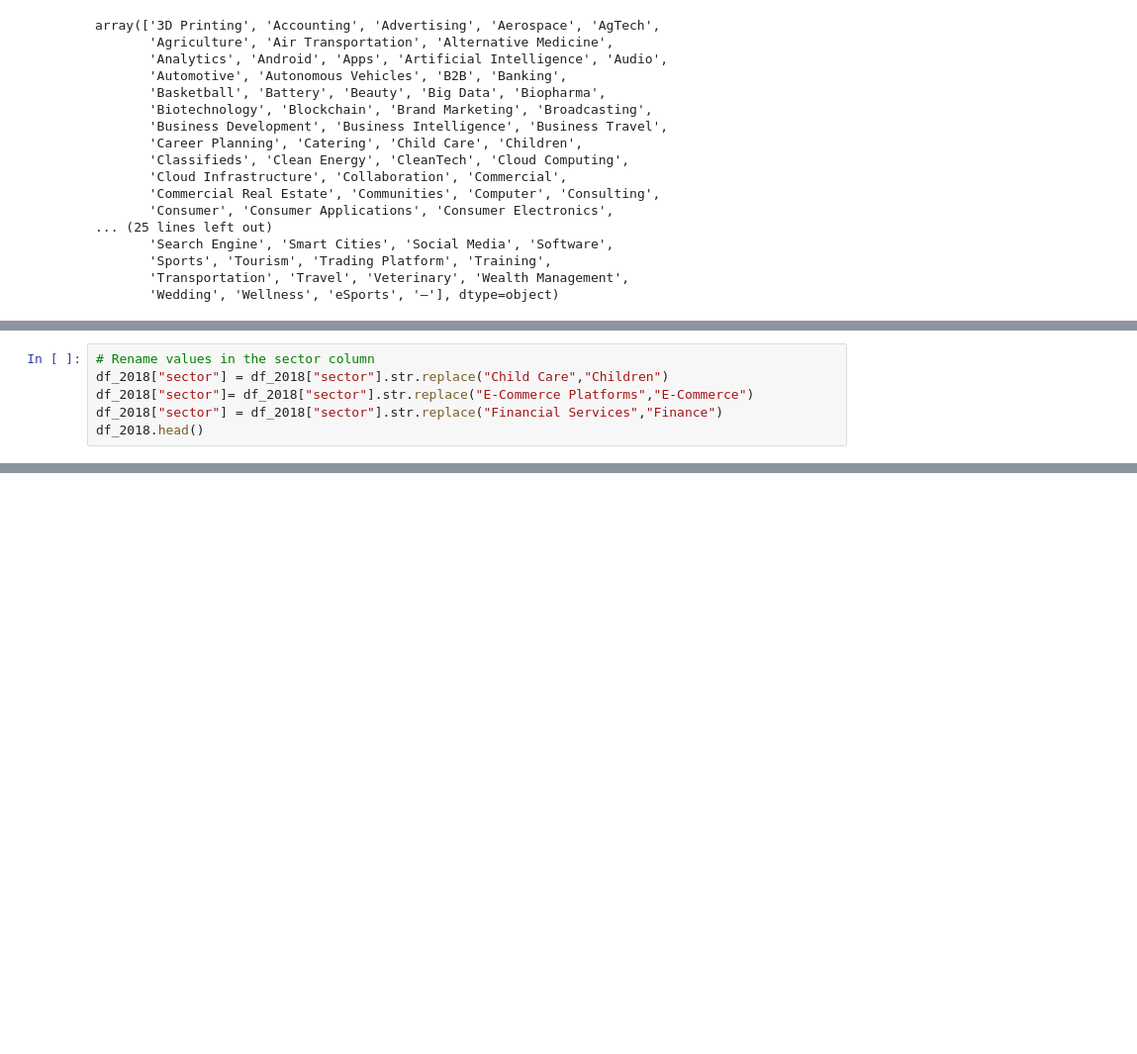
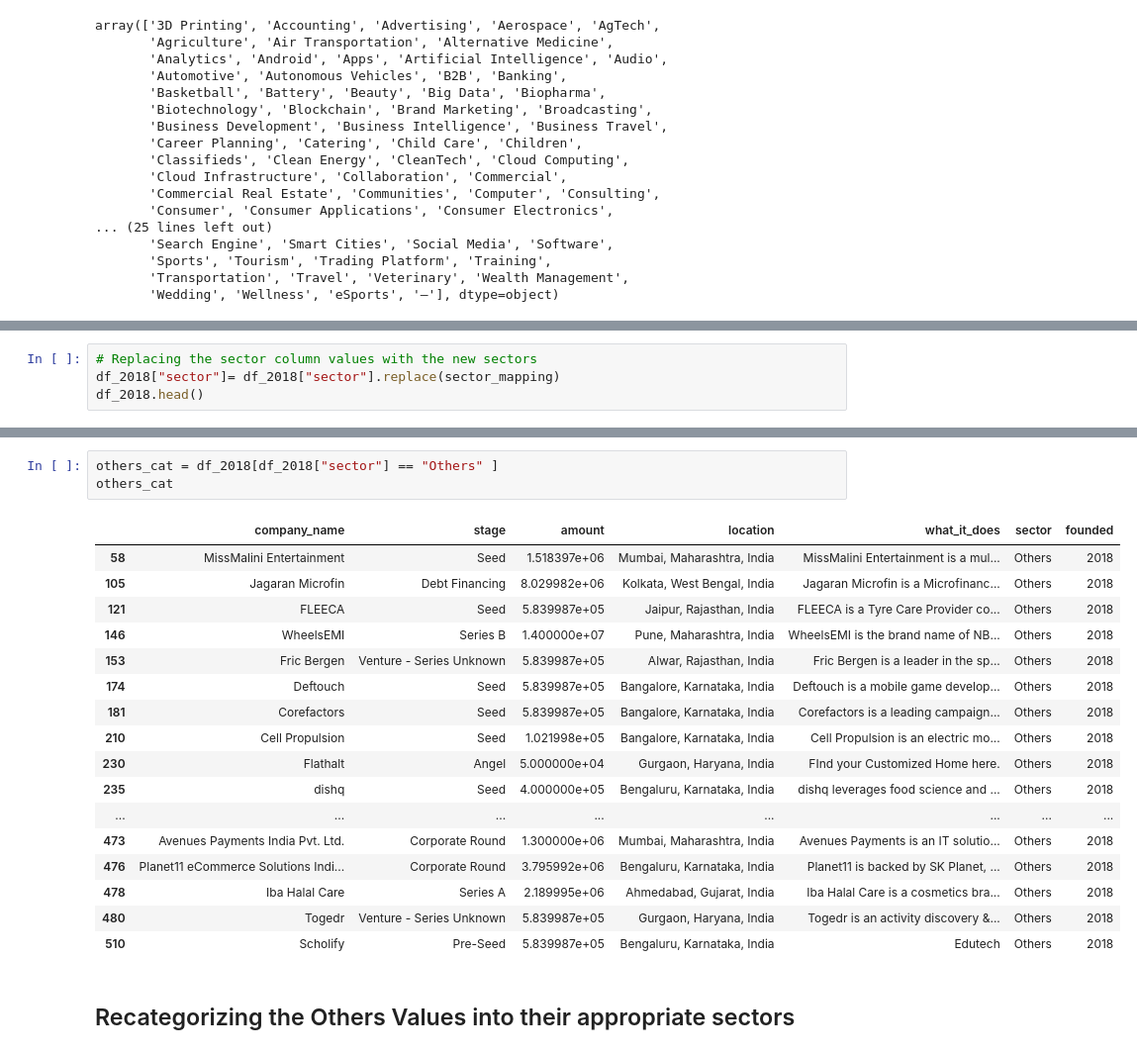
Before and after one commit to adubrightkwartengsnr/India_Startup_Analysis_2018-2021, a Jupyter notebook: start_up_analysis.ipynb, the cells around one changed output, grey strips where cells are left out. Shown: that part at 99% size. Cells and saved outputs as stored; diff of their text form; blank space fills up the shorter version.

```diff
--- a/start_up_analysis.ipynb
+++ b/start_up_analysis.ipynb
@@ -534,6 +496,0 @@ source: https://www.startupindia.gov.in/content/sih/en/government-schemes.html
-# %%
-# Rename values in the sector column
-df_2018["sector"] = df_2018["sector"].str.replace("Child Care","Children")
-df_2018["sector"]= df_2018["sector"].str.replace("E-Commerce Platforms","E-Commerce")
-df_2018["sector"] = df_2018["sector"].str.replace("Financial Services","Finance")
-df_2018.head()
@@ -786,2 +671,6 @@ sector_mapping = {
     '—': 'Others'
 }
+# %%
+# Replacing the sector column values with the new sectors
+df_2018["sector"]= df_2018["sector"].replace(sector_mapping)
+df_2018.head()
@@ -787,0 +704,23 @@ sector_mapping = {
+# %%
+others_cat = df_2018[df_2018["sector"] == "Others" ]
+others_cat
+# %% [output]
+|  | company_name | stage | amount | location | what_it_does | sector | founded |
+| 58 | MissMalini Entertainment | Seed | 1.518397e+06 | Mumbai, Maharashtra, India | MissMalini Entertainment is a mul... | Others | 2018 |
+| 105 | Jagaran Microfin | Debt Financing | 8.029982e+06 | Kolkata, West Bengal, India | Jagaran Microfin is a Microfinanc... | Others | 2018 |
+| 121 | FLEECA | Seed | 5.839987e+05 | Jaipur, Rajasthan, India | FLEECA is a Tyre Care Provider co... | Others | 2018 |
+| 146 | WheelsEMI | Series B | 1.400000e+07 | Pune, Maharashtra, India | WheelsEMI is the brand name of NB... | Others | 2018 |
+| 153 | Fric Bergen | Venture - Series Unknown | 5.839987e+05 | Alwar, Rajasthan, India | Fric Bergen is a leader in the sp... | Others | 2018 |
+| 174 | Deftouch | Seed | 5.839987e+05 | Bangalore, Karnataka, India | Deftouch is a mobile game develop... | Others | 2018 |
+| 181 | Corefactors | Seed | 5.839987e+05 | Bangalore, Karnataka, India | Corefactors is a leading campaign... | Others | 2018 |
+| 210 | Cell Propulsion | Seed | 1.021998e+05 | Bangalore, Karnataka, India | Cell Propulsion is an electric mo... | Others | 2018 |
+| 230 | Flathalt | Angel | 5.000000e+04 | Gurgaon, Haryana, India | FInd your Customized Home here. | Others | 2018 |
+| 235 | dishq | Seed | 4.000000e+05 | Bengaluru, Karnataka, India | dishq leverages food science and ... | Others | 2018 |
+| ... | ... | ... | ... | ... | ... | ... | ... |
+| 473 | Avenues Payments India Pvt. Ltd. | Corporate Round | 1.300000e+06 | Mumbai, Maharashtra, India | Avenues Payments is an IT solutio... | Others | 2018 |
+| 476 | Planet11 eCommerce Solutions Indi... | Corporate Round | 3.795992e+06 | Bengaluru, Karnataka, India | Planet11 is backed by SK Planet, ... | Others | 2018 |
+| 478 | Iba Halal Care | Series A | 2.189995e+06 | Ahmedabad, Gujarat, India | Iba Halal Care is a cosmetics bra... | Others | 2018 |
+| 480 | Togedr | Venture - Series Unknown | 5.839987e+05 | Gurgaon, Haryana, India | Togedr is an activity discovery &... | Others | 2018 |
+| 510 | Scholify | Pre-Seed | 5.839987e+05 | Bengaluru, Karnataka, India | Edutech | Others | 2018 |
+# %% [markdown]
+## Recategorizing the Others Values into their appropriate sectors
```
Also changed, not shown: parts of 25 cells of this notebook.
